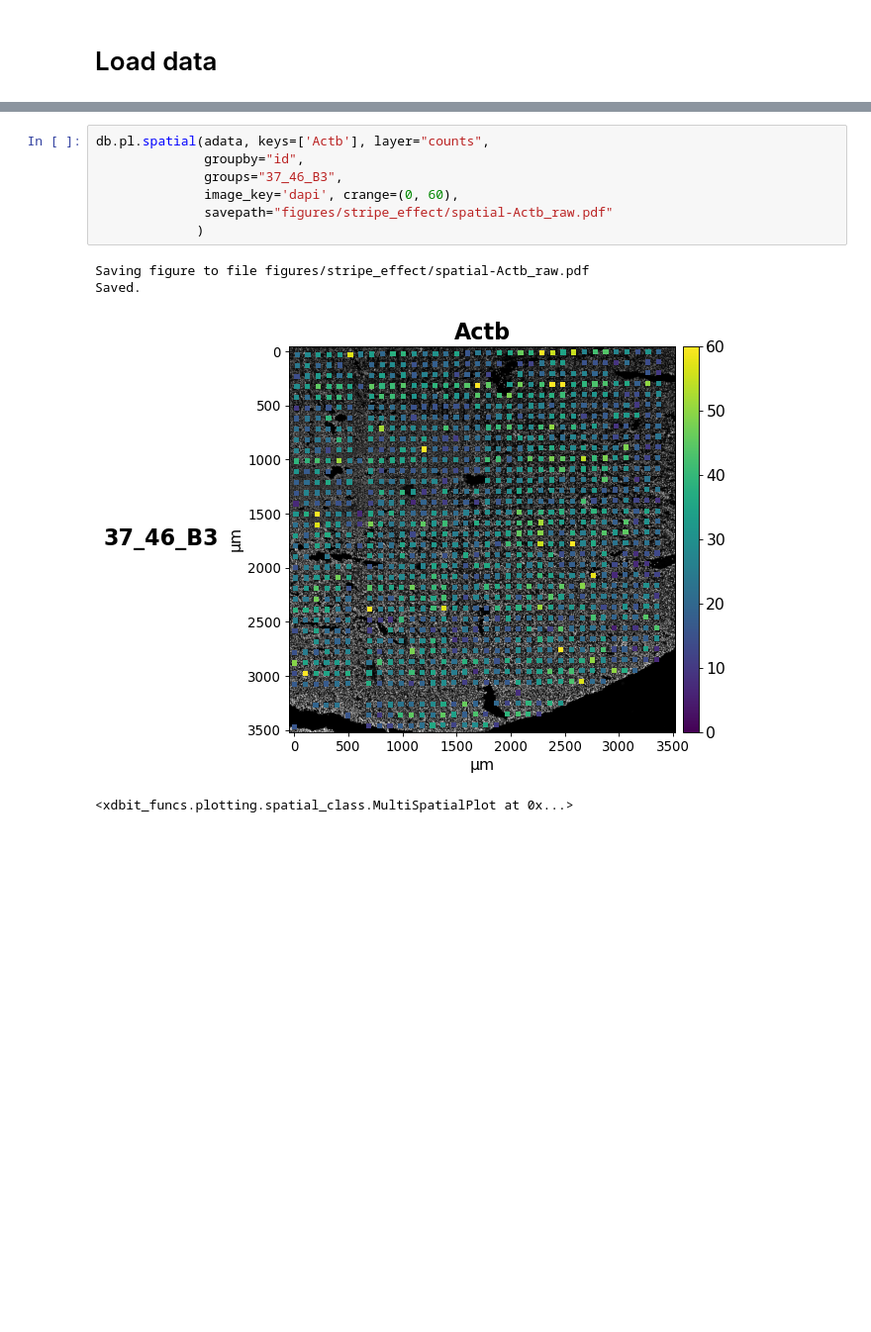
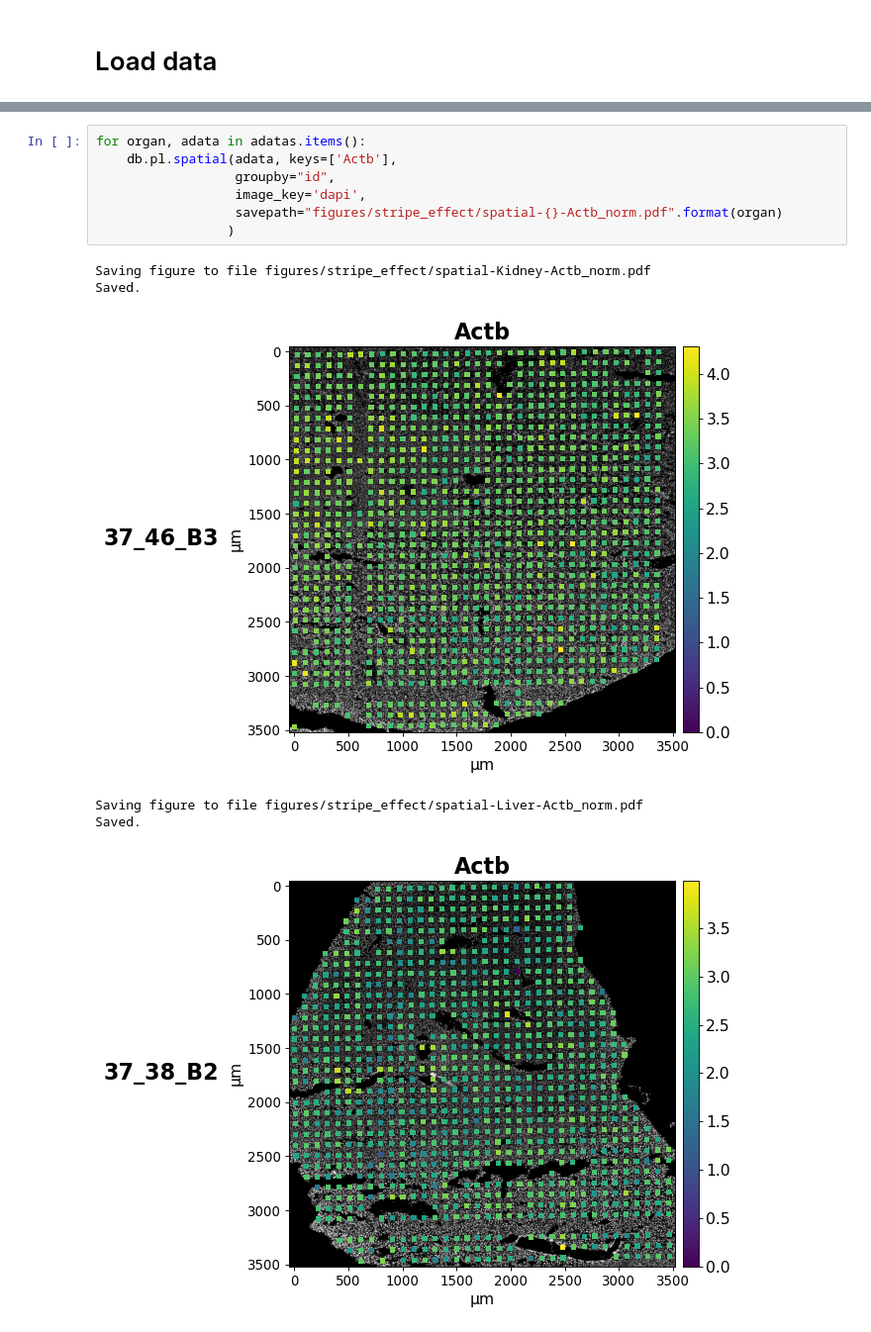
Before and after one commit to jwrth/xDBiT_toolbox, a Jupyter notebook: publication/notebooks/SpatialMouse_12_stripe_effects.ipynb, the cells around one changed output, grey strips where cells are left out. Shown at 99% size. Saved outputs shown, nothing was run; the diff lists cells and outputs as text; blank space fills up the shorter version.

```diff
--- a/publication/notebooks/SpatialMouse_12_stripe_effects.ipynb
+++ b/publication/notebooks/SpatialMouse_12_stripe_effects.ipynb
@@ -75,12 +86,14 @@ Saved.
-# %%
-db.pl.spatial(adata, keys=['Actb'], layer="counts",
-              groupby="id",
-              groups="37_46_B3",
-              image_key='dapi', crange=(0, 60),
-              savepath="figures/stripe_effect/spatial-Actb_raw.pdf"
-             )
-# %% [output]
-Saving figure to file figures/stripe_effect/spatial-Actb_raw.pdf
-Saved.
-[figure, removed]
-<xdbit_funcs.plotting.spatial_class.MultiSpatialPlot at 0x...>
+# %%
+for organ, adata in adatas.items():
+    db.pl.spatial(adata, keys=['Actb'],
+                  groupby="id",
+                  image_key='dapi',
+                  savepath="figures/stripe_effect/spatial-{}-Actb_norm.pdf".format(organ)
+                 )
+# %% [output]
+Saving figure to file figures/stripe_effect/spatial-Kidney-Actb_norm.pdf
+Saved.
+[figure, added]
+Saving figure to file figures/stripe_effect/spatial-Liver-Actb_norm.pdf
+Saved.
+[figure, added]
```
Also changed, not shown: parts of 9 cells of this notebook.
